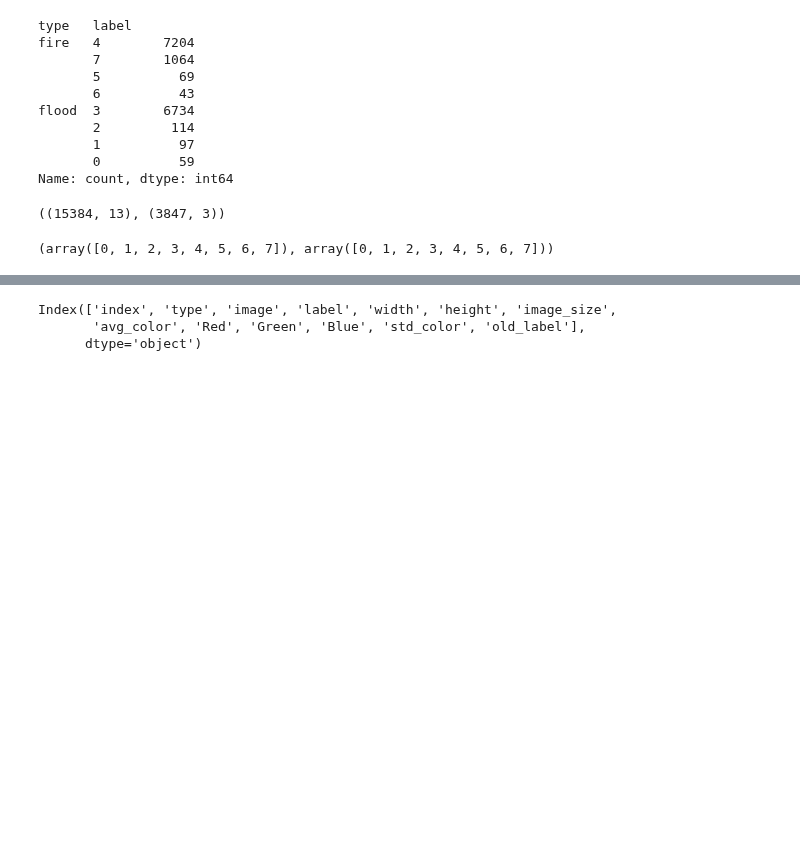
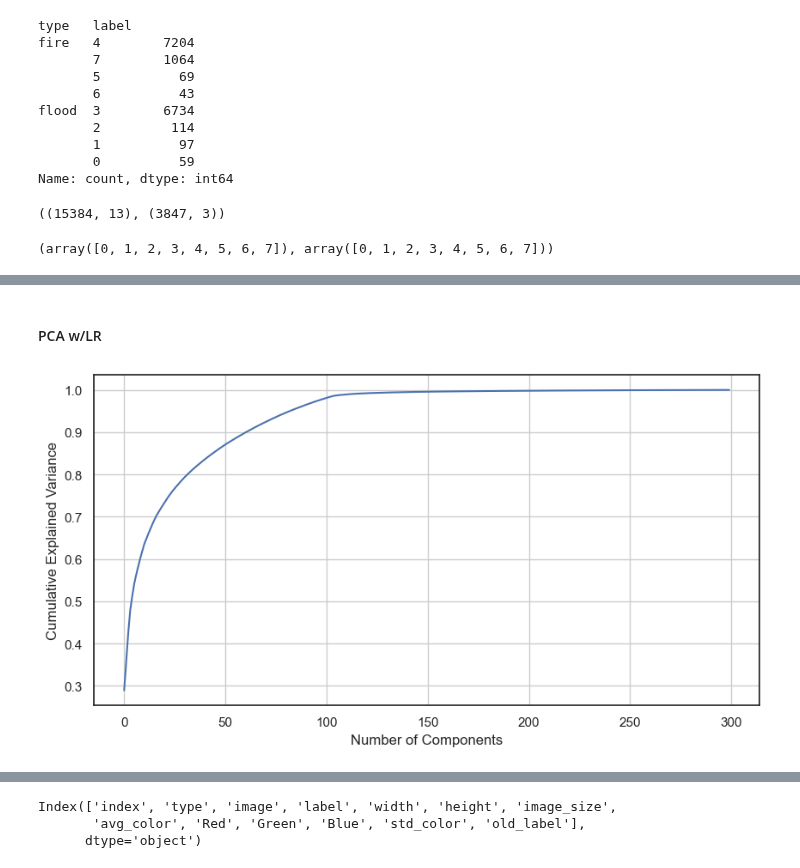
Before and after one commit to fractalclockwork/Data200, a Jupyter notebook: analysis/Final_Report.ipynb, the cells around one changed output, grey strips where cells are left out. Drawn from its saved outputs; the diff is of its cells as text; code cells hidden in the pictures; blank space fills up the shorter version.

```diff
--- a/analysis/Final_Report.ipynb
+++ b/analysis/Final_Report.ipynb
@@ -134,6 +136,9 @@ else:
 # Set Date Source
 data_file = f"{data_dir}/sp24_grad_project_data.zip"
 figure_path = f"{path}/../figures"
+
+# Set Default Image Size
+SIZE = 120
 # %% [markdown]
 ## EDA
 # %% [markdown]
@@ -549,0 +605,18 @@ unique_labels, expected_indices
+# %%
+%%time
+from sklearn.model_selection import train_test_split
+
+# Prepare data
+SIZE_PCA = 10 # Let's keep this small as it performs poorly regardless of size.
+
+m_train_df, m_val_df = train_test_split(
+    df, test_size=0.2, stratify=df["label"], random_state=42
+)
+
+X_train = resize_images(m_train_df, size=(SIZE_PCA,SIZE_PCA))  # use image resizing and scaling
+#X_train = process_images(m_train_df, size=(SIZE_PCA,SIZE_PCA))  # use image processing
+Y_train = m_train_df["label"].astype(int)
+
+X_val = resize_images(m_val_df, size=(SIZE_PCA,SIZE_PCA))  # use image resizing and scaling
+#X_val = process_images(m_val_df, size=(SIZE_PCA,SIZE_PCA))  # use image processing
+Y_val = m_val_df["label"].astype(int)
@@ -549,0 +671,25 @@ unique_labels, expected_indices
+# %% [markdown]
+#### PCA w/LR
+# %%
+%%time
+import numpy as np
+from sklearn.decomposition import PCA
+from sklearn.metrics import precision_score, recall_score, f1_score, accuracy_score
+from sklearn.model_selection import train_test_split
+from sklearn.linear_model import LogisticRegression, LinearRegression
+import matplotlib.pyplot as plt
+
+# Apply PCA
+pca = PCA()
+
+X_train_pca = pca.fit_transform(X_train)
+
+# Plot the explained variance ratio
+plt.figure(figsize=(10,5))
+plt.plot(np.cumsum(pca.explained_variance_ratio_))
+plt.xlabel('Number of Components')
+plt.ylabel('Cumulative Explained Variance')
+plt.grid()
+plt.show()
+# %% [output]
+[figure, added]
```
Also changed, not shown: parts of 68 cells of this notebook, 5 other files.
